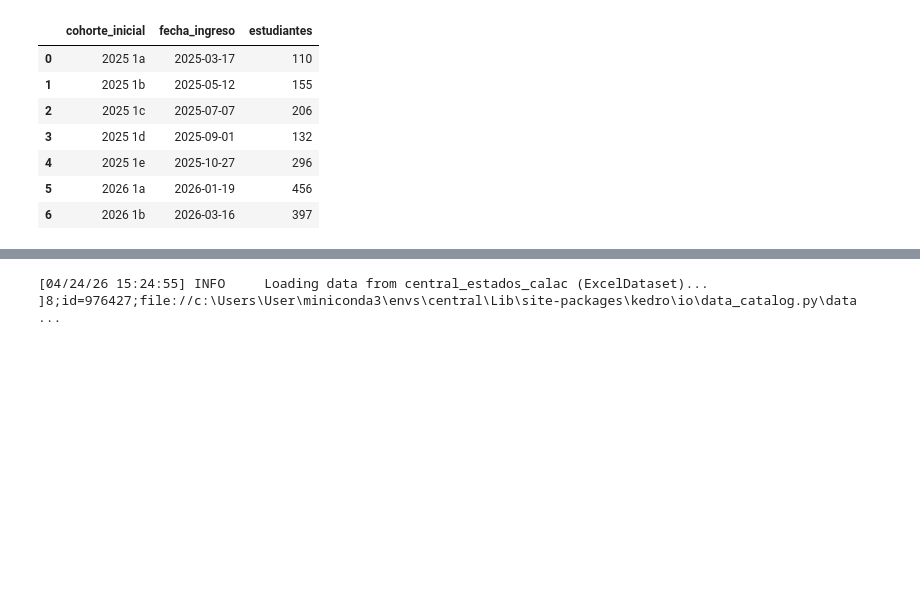
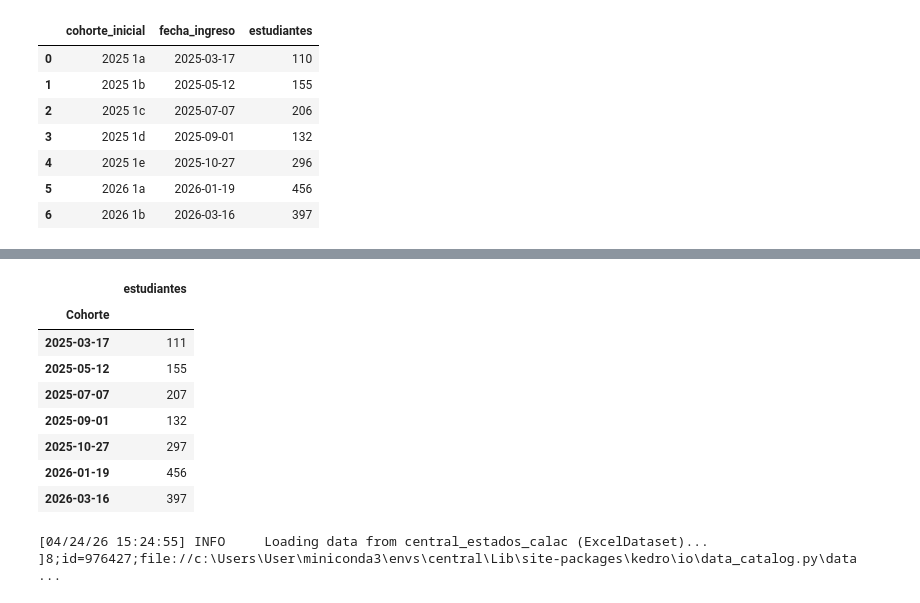
Before and after one commit to juanjimenez-design/central_perm_flow, a Jupyter notebook: notebooks/nb_calac_activos_baj_grad.ipynb, the cells around one changed output, grey strips where cells are left out. Saved outputs shown, nothing was run; the diff lists cells and outputs as text; code cells hidden in the pictures; blank space fills up the shorter version.

```diff
--- a/notebooks/nb_calac_activos_baj_grad.ipynb
+++ b/notebooks/nb_calac_activos_baj_grad.ipynb
@@ -318,0 +303,4 @@ Name: semana_acumulada, Length: 1755, dtype: int64
+# %%
+central_estados_perm = catalog.load('central_estados_calac')
+
+central_estados_perm = central_estados_perm.copy()
@@ -349,0 +349,2 @@ top_diez_activos.sort_values(by= 'fecha_ingreso').head(20)
+# %%
+central_estaca = catalog.load('central_estaca')
@@ -349,0 +371,3 @@ top_diez_activos.sort_values(by= 'fecha_ingreso').head(20)
+# %%
+central_estaca['CENTRAL'].groupby(['Cohorte']).agg(estudiantes=('Identificación', 'count'))
+# %% [output]
@@ -350,3 +375,12 @@ top_diez_activos.sort_values(by= 'fecha_ingreso').head(20)
+|  | estudiantes |
+| Cohorte |  |
+| 2025-03-17 | 111 |
+| 2025-05-12 | 155 |
+| 2025-07-07 | 207 |
+| 2025-09-01 | 132 |
+| 2025-10-27 | 297 |
+| 2026-01-19 | 456 |
+| 2026-03-16 | 397 |
 # %%
 df_consolidado = catalog.load('central_estados_calac')
 # %% [output]
```
Also changed, not shown: parts of 11 cells of this notebook.
